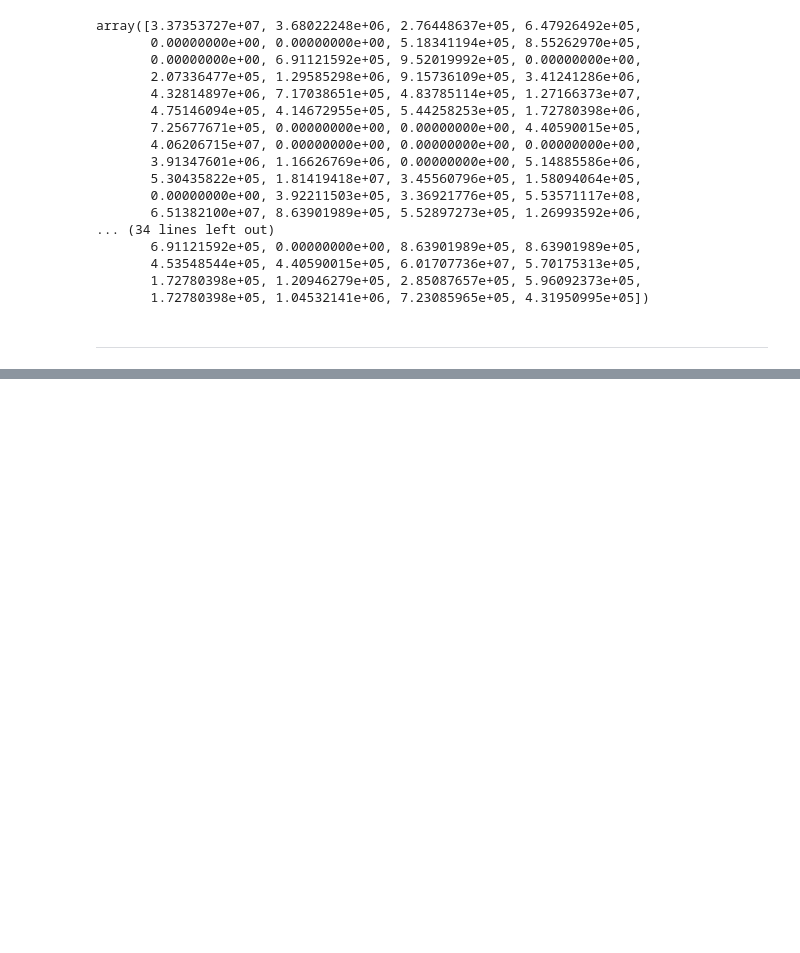
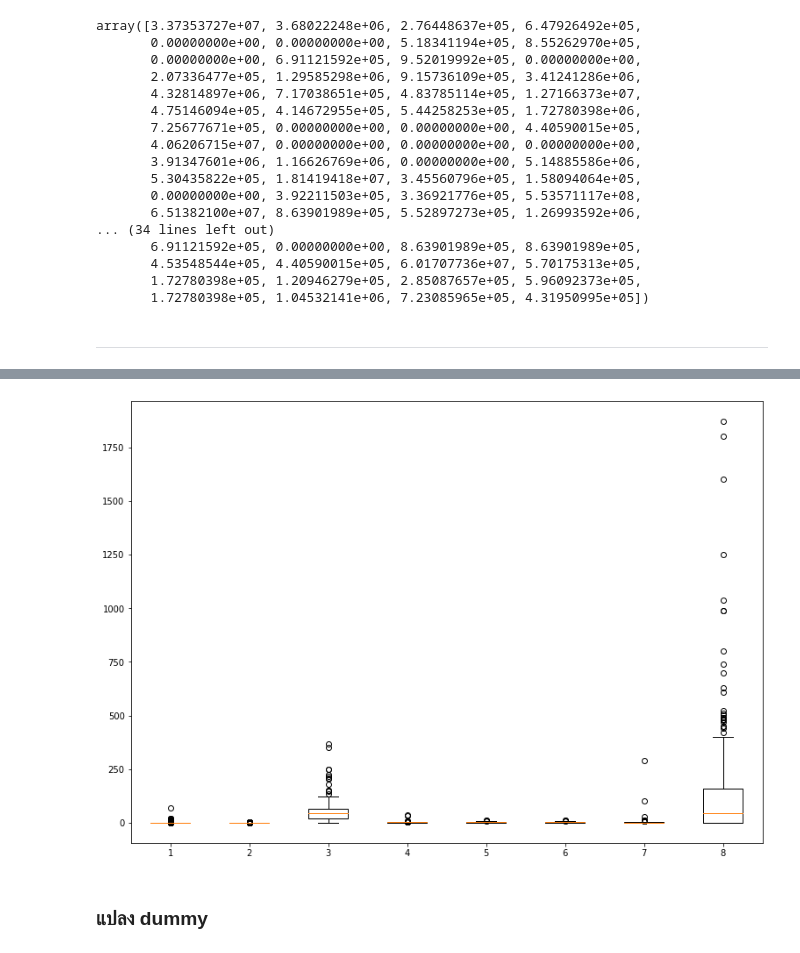
Before and after one commit to NahataiTep/DPDM65, a Jupyter notebook: Final.ipynb, the cells around one changed output, grey strips where cells are left out. Cells and saved outputs as stored; diff of their text form; code cells hidden in the pictures; blank space fills up the shorter version.

```diff
--- a/Final.ipynb
+++ b/Final.ipynb
@@ -308,0 +604,11 @@ array([3.37353727e+07, 3.68022248e+06, 2.76448637e+05, 6.47926492e+05,
+# %%
+data_mix = [Data5['number_of_rai'], Data5['number_of_ngan'], Data5['number_of_va'], Data5['number_of_story'],	Data5['number_of_bedroom'], Data5['number_of_bathroom'],	Data5['number_of_parking'],	Data5['usable_area']]
+
+fig = plt.figure(figsize =(10, 7))
+ax = fig.add_axes([0, 0, 1, 1])
+bp = ax.boxplot(data_mix)
+plt.show()
+# %% [output]
+[figure, added]
+# %% [markdown]
+### แปลง dummy
```
Also changed, not shown: parts of 79 cells of this notebook.
